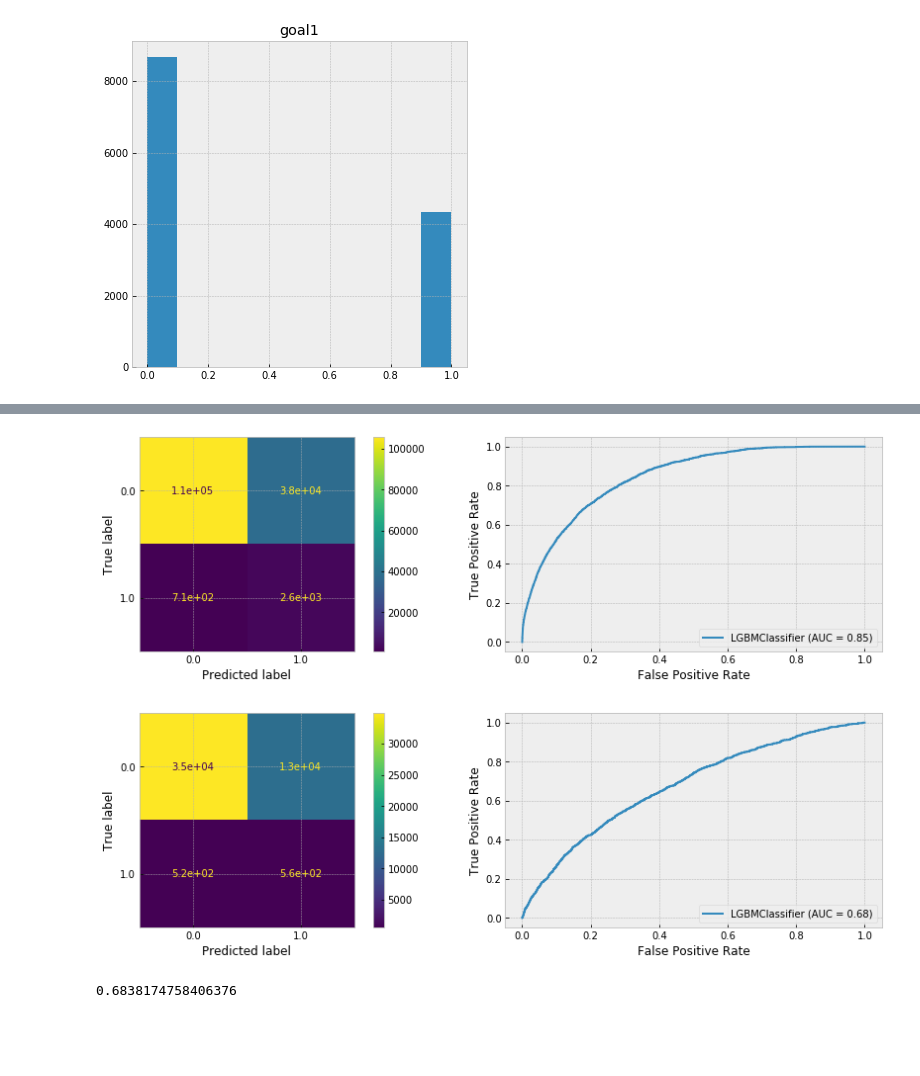
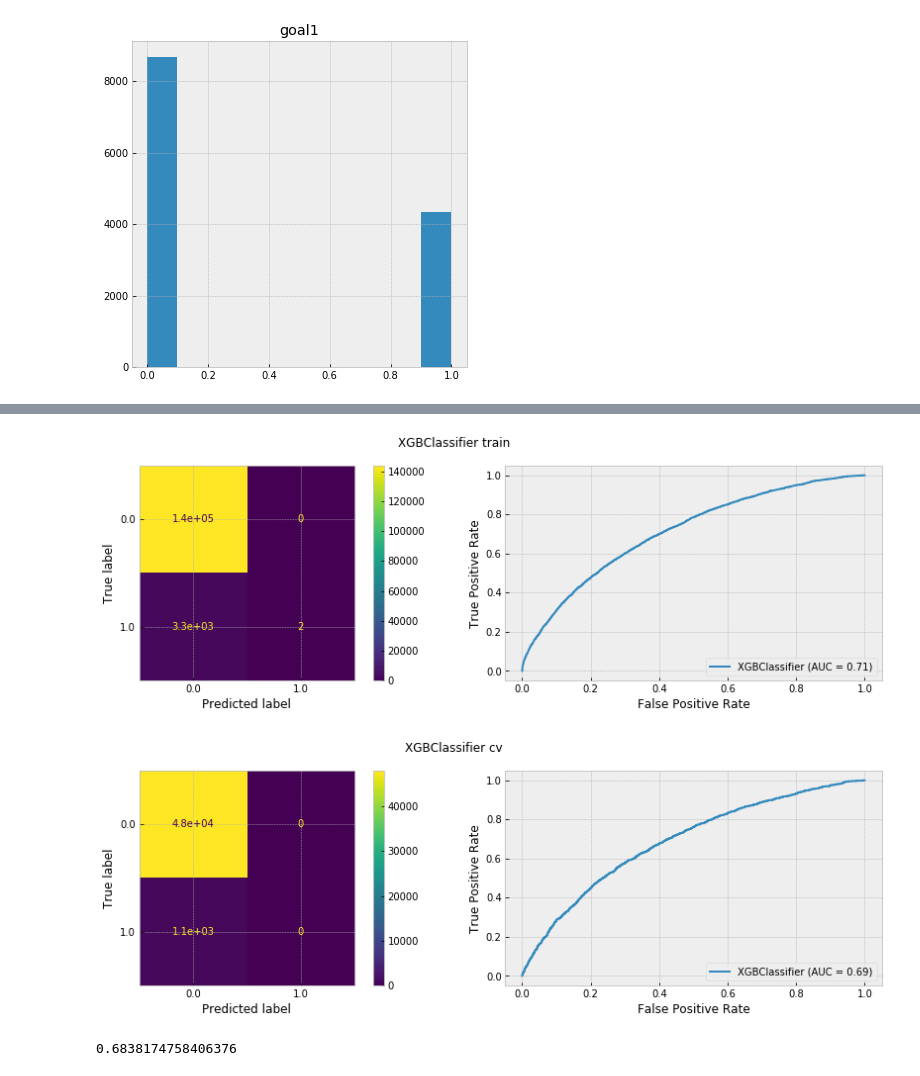
Before and after one commit to andygoosh/OneTwoTrip-Contest, a Jupyter notebook: workinprogress.ipynb, the cells around one changed output, grey strips where cells are left out. Saved outputs shown, nothing was run; the diff lists cells and outputs as text; code cells hidden in the pictures; blank space fills up the shorter version.

```diff
--- a/workinprogress.ipynb
+++ b/workinprogress.ipynb
@@ -252,9 +250,11 @@ ax = sns.heatmap(X.corr())
 # %%
-def plot_cm_and_roc(model, X, y):
+def plot_cm_and_roc(model, X, y, title=''):
   old_rcparam = plt.rcParams["figure.figsize"]
   plt.rcParams["figure.figsize"] = (15,4)
 
   fig, (ax1, ax2) = plt.subplots(1, 2)
+  fig.patch.set_facecolor((1.0, 1.0, 1.0))
+  fig.suptitle('{} {}'.format(type(model).__name__, title))
   skl.metrics.plot_confusion_matrix(model, X, y, ax=ax1)
   skl.metrics.plot_roc_curve(model, X, y, ax=ax2)
 
@@ -266,14 +266,8 @@ def estimate(X, y, model):
 
   model.fit(X_train, y_train.values.ravel())
 
-  #y_pred_train = model.predict_proba(X_train)
-  #roc_train = skl.metrics.roc_auc_score(y_train, y_pred_train[:, 1])
-  #y_pred_cv = model.predict_proba(X_cv)
-  #roc_cv = skl.metrics.roc_auc_score(y_cv, y_pred_cv[:, 1])
-  #print('#{}: {:.5f} vs {:.5f}'.format(type(model).__name__, roc_train, roc_cv))
-
-  plot_cm_and_roc(model, X_train, y_train)
-  plot_cm_and_roc(model, X_cv, y_cv)
+  plot_cm_and_roc(model, X_train, y_train, 'train')
+  plot_cm_and_roc(model, X_cv, y_cv, 'cv')
 
   return model
 # %%
@@ -285,48 +279,49 @@ from lightgbm import LGBMClassifier
 
 X, y = prepare_data( df_train, undersample=0 )
 
+cb = CatBoostClassifier()
 xgb = XGBClassifier(random_state = RS)
-abc = skl.ensemble.AdaBoostClassifier(random_state = RS)
+abc = skl.ensemble.AdaBoostClassifier()
 gbc = skl.ensemble.GradientBoostingClassifier(random_state = RS)
 gnb = GaussianNB()
-rfc = skl.ensemble.RandomForestClassifier(n_estimators=100, n_jobs=-1)
+rfc = skl.ensemble.RandomForestClassifier(n_estimators=100, n_jobs=-1, random_state = RS)
 clfbag = skl.ensemble.BaggingClassifier(rfc, n_estimators=10)
 svc = SVC(random_state = RS, probability=True)
 lgbm = LGBMClassifier(random_state = RS)
 lgbm_b = LGBMClassifier(random_state = RS, class_weight='balanced' )
-clf_sigmoid = CalibratedClassifierCV(xgb, cv=3, method='sigmoid')
+clf_sigmoid = CalibratedClassifierCV(cb, cv=3, method='sigmoid')
 vc = skl.ensemble.VotingClassifier(estimators=[('xgb', xgb), ('lgbm', lgbm), ('gbc', gbc)], voting='soft')
 vc1 = skl.ensemble.VotingClassifier(estimators=[('lgbm', lgbm), ('lgbm_b', lgbm_b)], weights=[3, 3], voting='soft')
 
 
-model = estimate(X, y, lgbm_b);
+model = estimate(X, y, xgb);
 
 #RandomForestClassifier: 0.99987 vs 0.58307 - unbalanced
 #RandomForestClassifier: 0.99881 vs 0.62169 - balanced
 
 #AdaBoostClassifier: 0.68902 vs 0.67483
 
 #CalibratedClassifierCV: 0.71289 vs 0.69033 for XGBClassifier
 
 #GradientBoostingClassifier: 0.70029 vs 0.68350
 #GradientBoostingClassifier: 0.75496 vs 0.66729 - balanced
 
 #CalibratedClassifierCV: 0.70296 vs 0.68644 for GradientBoostingClassifier
 #CalibratedClassifierCV: 0.74907 vs 0.66534 balanced
 
 #VotingClassifier: 0.99981 vs 0.67803
 
 #GaussianNB: 0.63033 vs 0.63758
 #CalibratedClassifierCV: 0.63127 vs 0.64139 for GaussianNB
 
 #LGBMClassifier: 0.84498 vs 0.68050 - unbalanced
 #LGBMClassifier: 0.92232 vs 0.65621 - balanced
 
 #XGBClassifier: 0.71139 vs 0.68740 - unbalanced
 #XGBClassifier: 0.74734 vs 0.66816 - balanced
 # %% [output]
-[figure, old version]
+[figure, new version]
-[figure, old version]
+[figure, new version]
 # %%
 from mlxtend.feature_selection import SequentialFeatureSelector as SFS
 
```
Also changed, not shown: parts of 4 cells of this notebook.
